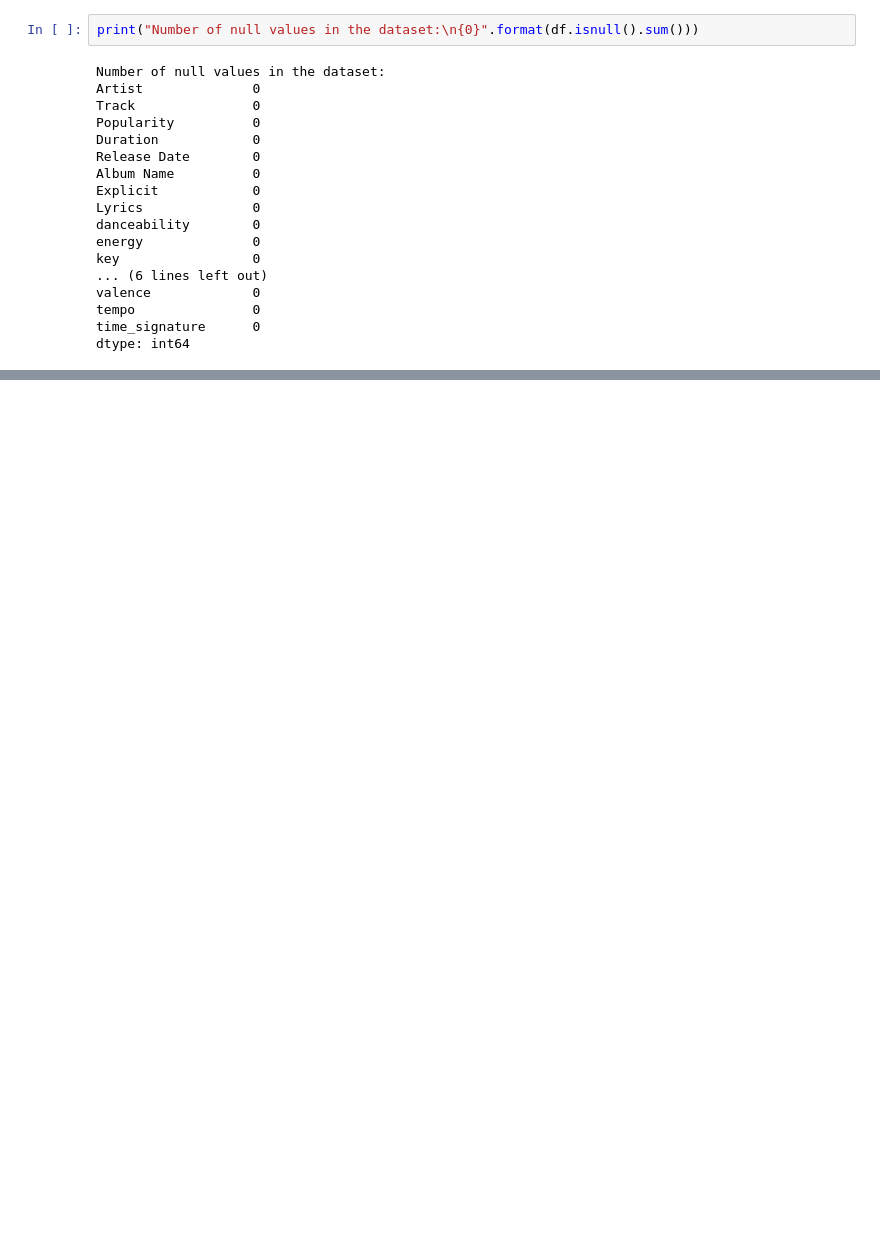
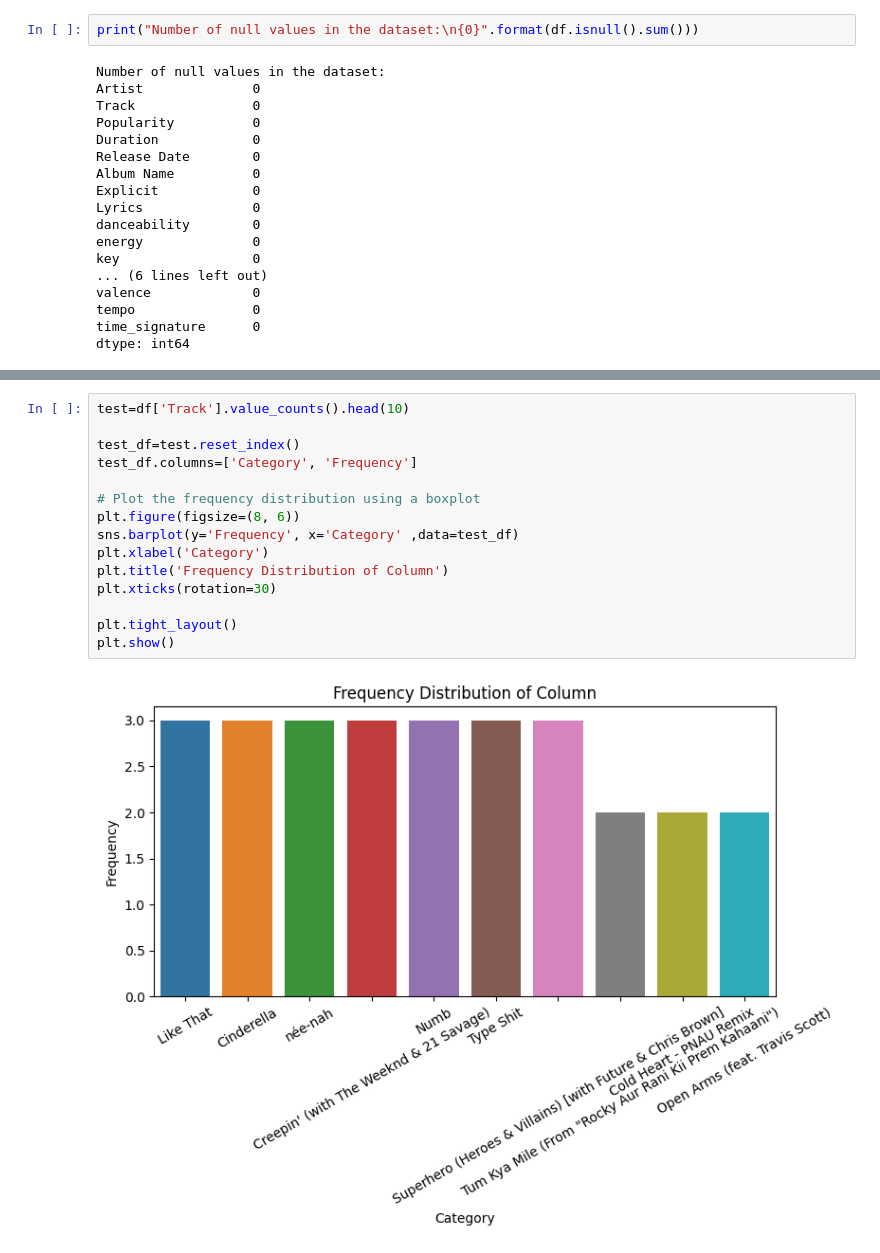
Before and after one commit to Alex-Mak-MCW/SpotifyDataScienceProject, a Jupyter notebook: Data_Preprocessing/dataPreprocessing.ipynb, the cells around one changed output, grey strips where cells are left out. Drawn from its saved outputs; the diff is of its cells as text; blank space fills up the shorter version.

```diff
--- a/Data_Preprocessing/dataPreprocessing.ipynb
+++ b/Data_Preprocessing/dataPreprocessing.ipynb
@@ -236,0 +339,17 @@ dtype: int64
+# %%
+test=df['Track'].value_counts().head(10)
+
+test_df=test.reset_index()
+test_df.columns=['Category', 'Frequency']
+
+# Plot the frequency distribution using a boxplot
+plt.figure(figsize=(8, 6))
+sns.barplot(y='Frequency', x='Category' ,data=test_df)
+plt.xlabel('Category')
+plt.title('Frequency Distribution of Column')
+plt.xticks(rotation=30)
+
+plt.tight_layout()
+plt.show()
+# %% [output]
+[figure, added]
```
Also changed, not shown: parts of 30 cells of this notebook, 13 other files.
